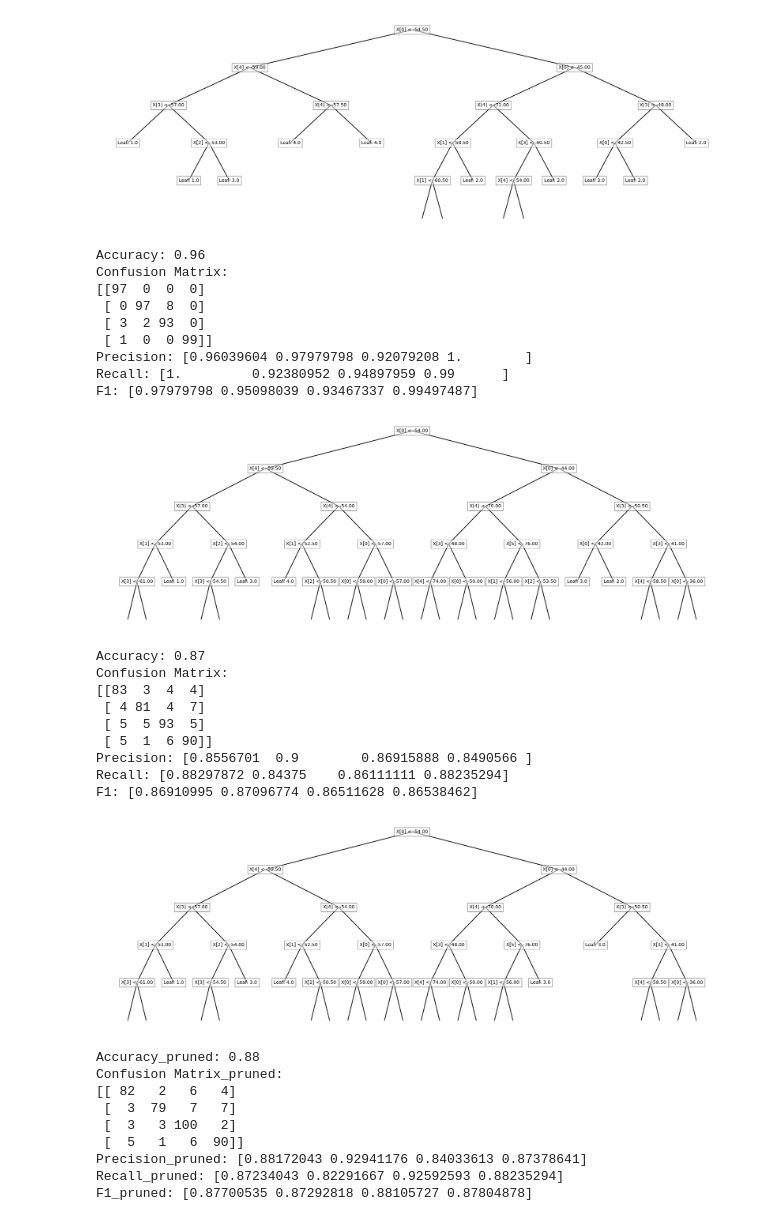
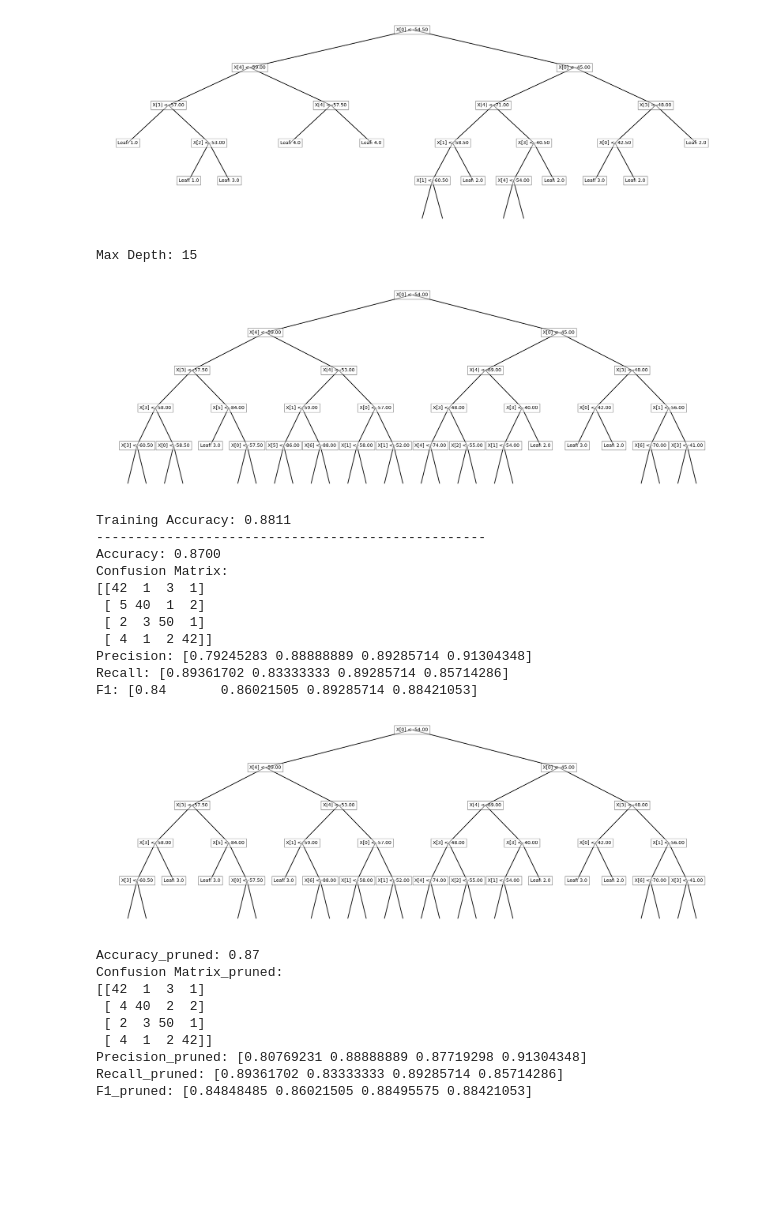
Before and after one commit to IC-24fall-Intro2ML/CW1-DecisionTree, a Jupyter notebook: Decision_Tree.ipynb, the cells around one changed output. Cells and saved outputs as stored; diff of their text form; code cells hidden in the pictures; blank space fills up the shorter version.

```diff
--- a/Decision_Tree.ipynb
+++ b/Decision_Tree.ipynb
@@ -382,60 +384,51 @@ pruned_tree = prune_tree(tree, train_data, validation_data)
 visualize_tree(pruned_tree, max_depth=5)
 # %% [output]
 [figure]
-# %%
-# evaluate the pruned decision tree
-metrics = evaluate(validation_data, pruned_tree)
-print(f"Accuracy: {metrics['accuracy']:.2f}")
-print(f"Confusion Matrix:\n{metrics['confusion_matrix']}")
-print(f"Precision: {metrics['precision']}")
-print(f"Recall: {metrics['recall']}")
-print(f"F1: {metrics['f1']}")
-# %% [output]
-Accuracy: 0.96
-Confusion Matrix:
-[[97  0  0  0]
- [ 0 97  8  0]
- [ 3  2 93  0]
- [ 1  0  0 99]]
-Precision: [0.96039604 0.97979798 0.92079208 1.        ]
-Recall: [1.         0.92380952 0.94897959 0.99      ]
-F1: [0.97979798 0.95098039 0.93467337 0.99497487]
 # %%
 # split the data into training and validation sets
 np.random.seed(42)
 np.random.shuffle(noisy_data)
-train_size = int(0.8 * len(noisy_data))
+train_size = int(0.9 * len(noisy_data))
 train_data, validation_data = noisy_data[:train_size], noisy_data[train_size:]
 
 # train the decision tree
 tree, max_depth = decision_tree_learning(train_data)
+print(f"Max Depth: {max_depth}")
 visualize_tree(tree, max_depth=5)
 # %% [output]
+Max Depth: 15
-[figure, old version]
+[figure, new version]
 # %%
 # evaluate the decision tree
+# Training accuracy
+metrics = evaluate(train_data, tree)
+print(f"Training Accuracy: {metrics['accuracy']:.4f}")
+print("-"*50)
+
 metrics = evaluate(validation_data, tree)
-print(f"Accuracy: {metrics['accuracy']:.2f}")
+print(f"Accuracy: {metrics['accuracy']:.4f}")
 print(f"Confusion Matrix:\n{metrics['confusion_matrix']}")
 print(f"Precision: {metrics['precision']}")
 print(f"Recall: {metrics['recall']}")
 print(f"F1: {metrics['f1']}")
 # %% [output]
-Accuracy: 0.87
+Training Accuracy: 0.8811
+--------------------------------------------------
+Accuracy: 0.8700
 Confusion Matrix:
-[[83  3  4  4]
- [ 4 81  4  7]
- [ 5  5 93  5]
- [ 5  1  6 90]]
-Precision: [0.8556701  0.9        0.86915888 0.8490566 ]
-Recall: [0.88297872 0.84375    0.86111111 0.88235294]
-F1: [0.86910995 0.87096774 0.86511628 0.86538462]
+[[42  1  3  1]
+ [ 5 40  1  2]
+ [ 2  3 50  1]
+ [ 4  1  2 42]]
+Precision: [0.79245283 0.88888889 0.89285714 0.91304348]
+Recall: [0.89361702 0.83333333 0.89285714 0.85714286]
+F1: [0.84       0.86021505 0.89285714 0.88421053]
 # %%
 # prune the decision tree
 pruned_tree = prune_tree(tree, train_data, validation_data)
 visualize_tree(pruned_tree, max_depth=5)
 # %% [output]
-[figure, old version]
+[figure, new version]
 # %%
 # evaluate the pruned decision tree
 metrics = evaluate(validation_data, pruned_tree)
@@ -445,12 +438,12 @@ print(f"Precision_pruned: {metrics['precision']}")
 print(f"Recall_pruned: {metrics['recall']}")
 print(f"F1_pruned: {metrics['f1']}")
 # %% [output]
-Accuracy_pruned: 0.88
+Accuracy_pruned: 0.87
 Confusion Matrix_pruned:
-[[ 82   2   6   4]
- [  3  79   7   7]
- [  3   3 100   2]
- [  5   1   6  90]]
-Precision_pruned: [0.88172043 0.92941176 0.84033613 0.87378641]
-Recall_pruned: [0.87234043 0.82291667 0.92592593 0.88235294]
-F1_pruned: [0.87700535 0.87292818 0.88105727 0.87804878]
+[[42  1  3  1]
+ [ 4 40  2  2]
+ [ 2  3 50  1]
+ [ 4  1  2 42]]
+Precision_pruned: [0.80769231 0.88888889 0.87719298 0.91304348]
+Recall_pruned: [0.89361702 0.83333333 0.89285714 0.85714286]
+F1_pruned: [0.84848485 0.86021505 0.88495575 0.88421053]
```
Also changed, not shown: parts of 2 cells of this notebook, 1 other file.
